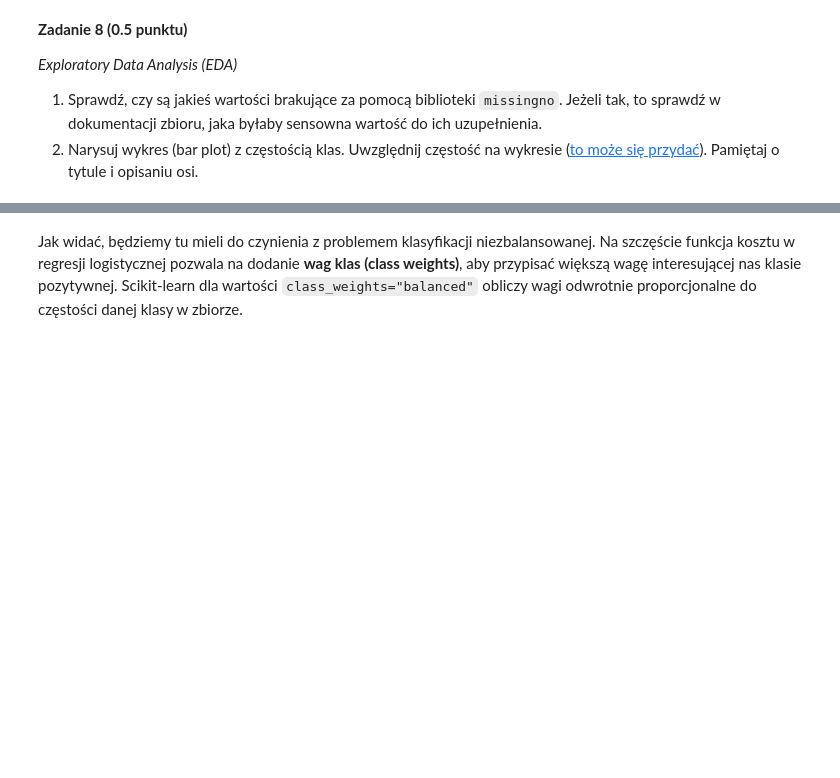
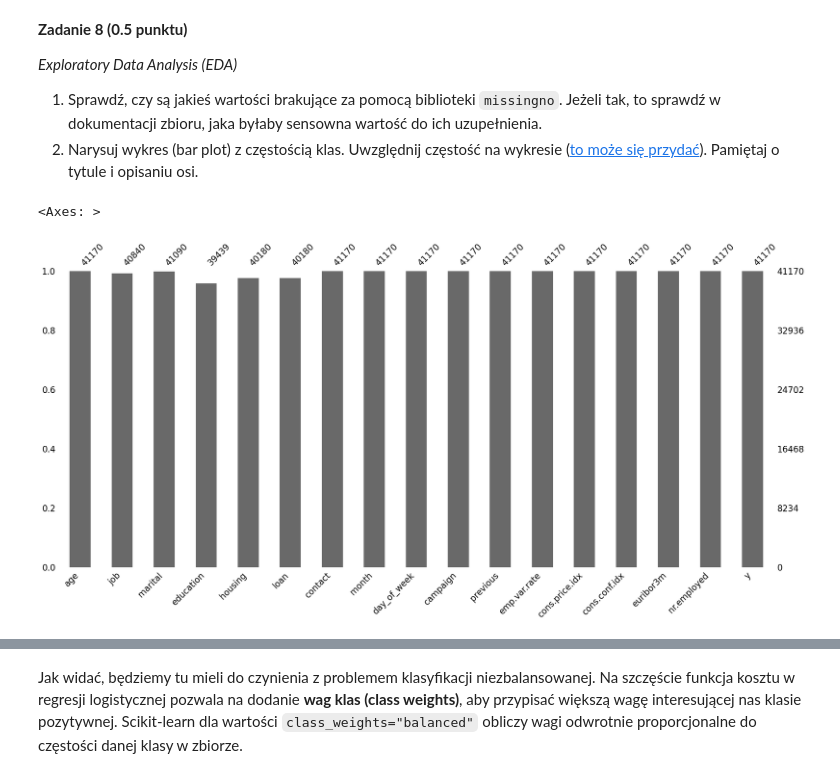
Before and after one commit to Szaroslav/fundamentals-of-ai, a Jupyter notebook: lab1/lab_1.ipynb, the cells around one changed output, grey strips where cells are left out. Saved outputs shown, nothing was run; the diff lists cells and outputs as text; code cells hidden in the pictures; blank space fills up the shorter version.

```diff
--- a/lab1/lab_1.ipynb
+++ b/lab1/lab_1.ipynb
@@ -1061,0 +1065,18 @@ y_mapping = {
+# %%
+# Read CSV file.
+df = pd.read_csv("bank_marketing_data.csv", sep=";")
+# Drop some columns.
+df = df.drop([ "default", "duration", "pdays", "poutcome" ], axis="columns")
+# Remove all rows with education column equal to "illiterate".
+df = df.loc[df["education"] != "illiterate", :]
+# Replace some column values.
+df = df.replace({
+  "education":   education_mapping,
+  "contact":     contact_mapping,
+  "month":       month_mapping,
+  "day_of_week": day_of_week_mapping,
+  "y":           y_mapping
+})
+# Extract y column and remove it from dataframe.
+y = df["y"]
+df.drop("y", axis="columns")
@@ -1074,0 +1104,7 @@ y_mapping = {
+# %%
+df = df.replace("unknown", pd.NA)
+# plot missing values
+msno.bar(df)
+# %% [output]
+<Axes: >
+[figure, added]
```
Also changed, not shown: parts of 8 cells of this notebook.
